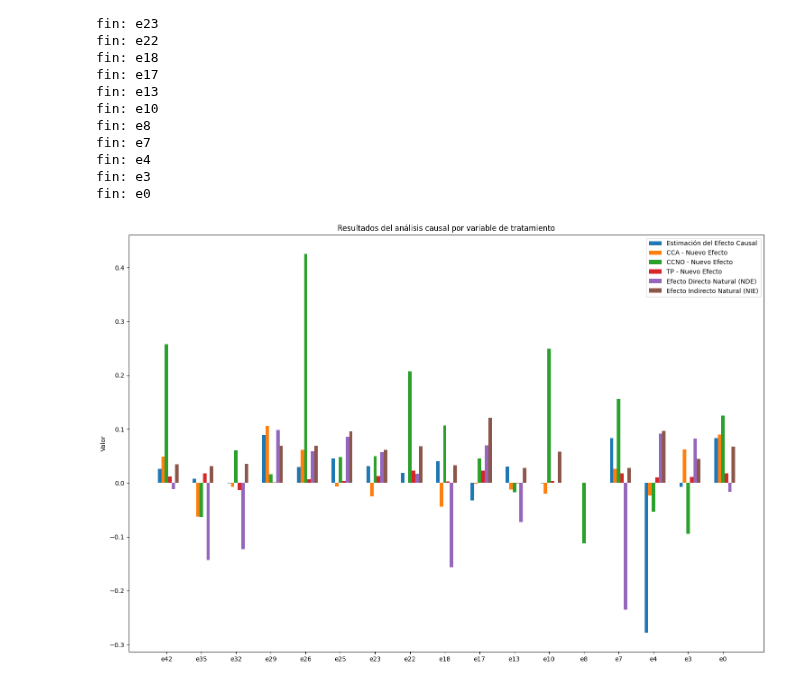
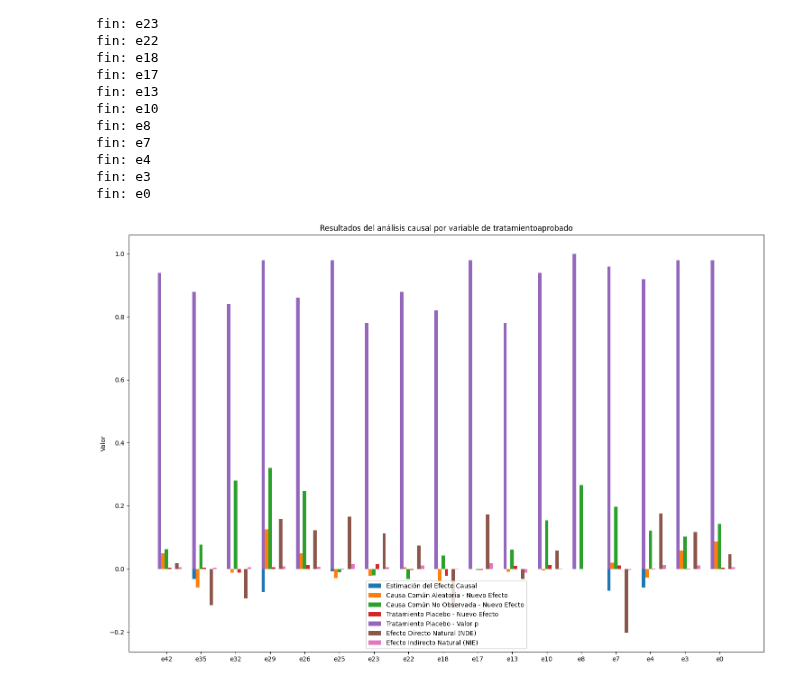
Before and after one commit to tonporaqui/tesis, a Jupyter notebook: jupyter_notebook/notebooks/DowHy/Analisis_todas_preguntas/prueba_notebook.ipynb, the cells around one changed output. Drawn from its saved outputs; the diff is of its cells as text; code cells hidden in the pictures.

```diff
--- a/jupyter_notebook/notebooks/DowHy/Analisis_todas_preguntas/prueba_notebook.ipynb
+++ b/jupyter_notebook/notebooks/DowHy/Analisis_todas_preguntas/prueba_notebook.ipynb
@@ -296,39 +296,60 @@ width = 0.1
 # Crear gráficos de barras para cada métrica
 plt.bar(
     x - 2 * width,
     results_df["Estimación del Efecto Causal"],
     width,
     label="Estimación del Efecto Causal",
 )
-plt.bar(x - width, results_df["CCA - Nuevo Efecto"], width, label="CCA - Nuevo Efecto")
-plt.bar(x, results_df["CCNO - Nuevo Efecto"], width, label="CCNO - Nuevo Efecto")
-plt.bar(x + width, results_df["TP - Nuevo Efecto"], width, label="TP - Nuevo Efecto")
 plt.bar(
-    x + 2 * width,
+    x - width,
+    results_df["CCA - Nuevo Efecto"],
+    width,
+    label="Causa Común Aleatoria - Nuevo Efecto",
+)
+plt.bar(
+    x,
+    results_df["CCNO - Nuevo Efecto"],
+    width,
+    label="Causa Común No Observada - Nuevo Efecto",
+)
+plt.bar(
+    x + width,
+    results_df["TP - Nuevo Efecto"],
+    width,
+    label="Tratamiento Placebo - Nuevo Efecto",
+)
+plt.bar(
+    x - 2 * width,
+    results_df["TP - Valor p"],
+    width,
+    label="Tratamiento Placebo - Valor p",
+)
+plt.bar(
+    x + 3 * width,
     results_df["Efecto Directo Natural (NDE)"],
     width,
     label="Efecto Directo Natural (NDE)",
 )
 plt.bar(
-    x + 3 * width,
+    x + 4 * width,
     results_df["Efecto Indirecto Natural (NIE)"],
     width,
     label="Efecto Indirecto Natural (NIE)",
 )
 
 # Añadir etiquetas, título, leyenda, etc.
 plt.ylabel("Valor")
 plt.title(
     "Resultados del análisis causal por variable de tratamiento" + outcome_variable
 )
 plt.xticks(x, results_df["Variable de Tratamiento"])
 plt.legend()
 
 # Mostrar el gráfico
 plt.tight_layout()
 plt.show()
 # %% [output]
-[figure, old version]
+[figure, new version]
 # %%
 # Ver los resultados
 print("Resultados finales en df")
```
Also changed, not shown: parts of 2 cells of this notebook, 1 other file.
